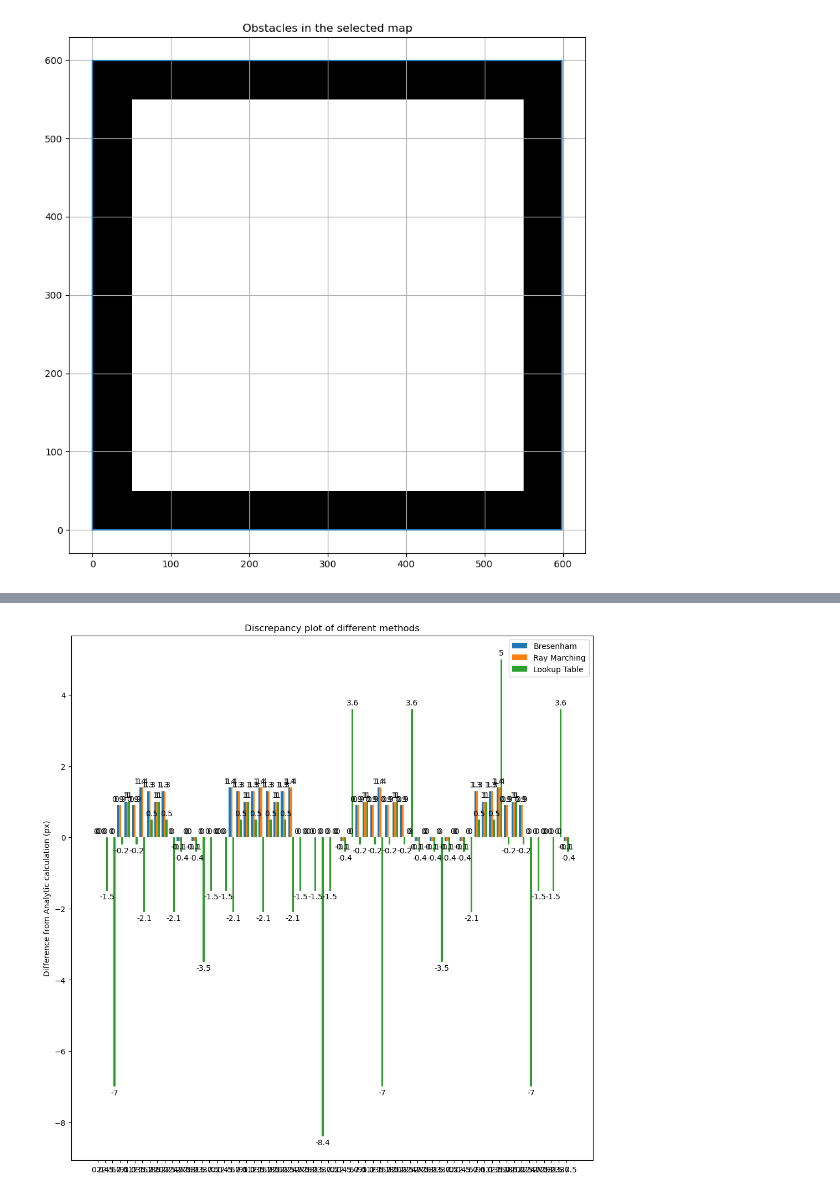
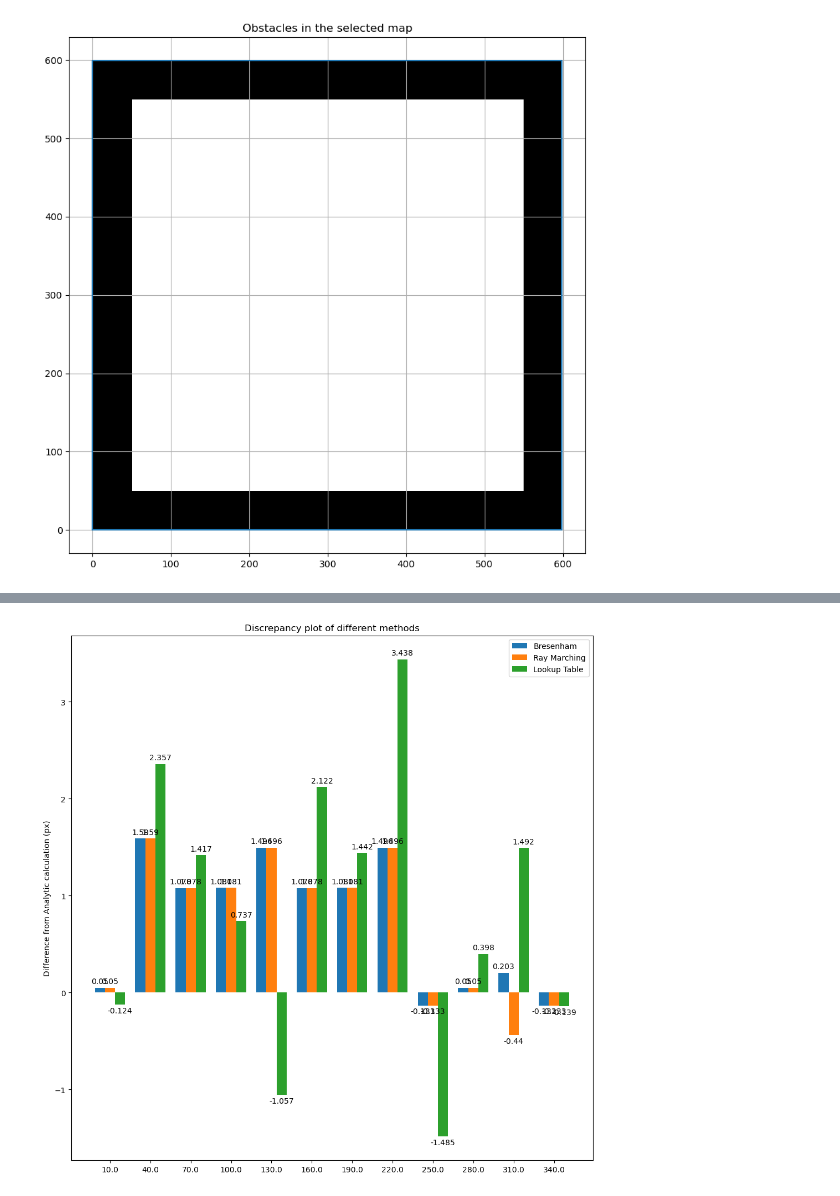
Before and after one commit to tianyilim/range_libc, a Jupyter notebook: benchmarking/comparing_rangelib_methods.ipynb, the cells around one changed output, grey strips where cells are left out. Drawn from its saved outputs; the diff is of its cells as text; code cells hidden in the pictures.

```diff
--- a/benchmarking/comparing_rangelib_methods.ipynb
+++ b/benchmarking/comparing_rangelib_methods.ipynb
@@ -47,7 +47,7 @@ Image.fromarray(corner_map).save(
 # Define global params
 plt.rcParams['figure.figsize'] = [10, 10]
 
-MAX_RANGE_ALL_METHODS = 1000.0
+MAX_RANGE_ALL_METHODS = 600.0
 
 # choose the map
 SELECTED_MAP_PATH = BOX_MAP
@@ -99,5 +131,7 @@ def batchCalcRangeAnglesAnalytic(obstacles, queryPoses, queryAngles):
 # %%
 # Setup the range methods
+GLT_THETA_DISCRETIZATION = 181
+
 testOMap = rangelib.OMap(SELECTED_MAP_PATH)
 testDistanceTransform = rangelib.DistanceTransform(testOMap)
 testBresenhams = rangelib.Bresenham(
@@ -105,6 +139,6 @@ testBresenhams = rangelib.Bresenham(
 testRayMarching = rangelib.RayMarching(
     testDistanceTransform, MAX_RANGE_ALL_METHODS)
 testGiantLookup = rangelib.GiantLUT(
-    testDistanceTransform, MAX_RANGE_ALL_METHODS, 180)
+    testDistanceTransform, MAX_RANGE_ALL_METHODS, GLT_THETA_DISCRETIZATION)
 # %%
 # define a grid of particle poses and query angles
@@ -145,7 +197,7 @@ curr_angle_idx = 0
 for analytic_res, bl_res, rm_res, glt_res in zip(analyticResults, blResults, rmResults, gltResults):
     curr_pose = queryList[curr_pose_idx]
     curr_angle = queryAngles[curr_angle_idx]
-    curr_pose = (curr_pose[0], curr_pose[1], curr_pose[2] - curr_angle)
+    curr_pose = (curr_pose[0], curr_pose[1], curr_pose[2] + curr_angle)
 
     if analytic_res < MAX_RANGE_ALL_METHODS:
         overallResults[curr_pose] = (analytic_res, bl_res, rm_res, glt_res)
@@ -172,19 +224,21 @@ metadata = [
 
 first = True
 for pose, distances in overallResults.items():
+    x = pose[0]
+    y = pose[1]
+    eff_angle = pose[2]
+    plt.scatter(x, y, marker='o', color='red')
+
     for dist, meta in zip(distances, metadata):
-        eff_angle = pose[2]
         dx = np.cos(eff_angle) * dist
         dy = np.sin(eff_angle) * dist
-        x = pose[0]
-        y = pose[1]
 
         plt.plot((x, x+dx), (y, y+dy),
                  color=meta[0], label=meta[1] if first else None)
     first = False
 
 plt.legend()
-plt.xlim((0, 700))
+plt.xlim((0, 600))
 plt.ylim((0, 600))
 plt.gca().set_aspect('equal')
 plt.show()
@@ -193,33 +247,52 @@ plt.show()
 # %%
 # Plot results for elements with a collision
 
 methods = ("Bresenham", "Ray Marching", "Lookup Table")
-nonzero_angles = [np.degrees(pose[2]).round(3) for pose in overallResults.keys()]
+
+plot_results = {}
+nonzero_angles = [np.degrees(pose[2]).round(3)
+                  for pose in overallResults.keys()]
+nonzero_angles = list(dict.fromkeys(nonzero_angles))  # remove duplicates
 
 discrepancies = {
-    'Bresenham': [np.round(range[1]-range[0], 1) for range in overallResults.values()],
-    'Ray Marching': [np.round(r[2]-r[0], 1) for r in overallResults.values()],
-    'Lookup Table': [np.round(r[3]-r[0], 1) for r in overallResults.values()],
+    'Bresenham': [r[1]-r[0] for r in overallResults.values()],
+    'Ray Marching': [r[2]-r[0] for r in overallResults.values()],
+    'Lookup Table': [r[3]-r[0] for r in overallResults.values()],
 }
+
+# Take the average of each discrepacy as they are repeated
+for disc_key in discrepancies.keys():
+    num_repeats = len(discrepancies[disc_key]) // len(nonzero_angles)
+    temp = []
+    for i in range(len(nonzero_angles)):
+        only_one_angle = discrepancies[disc_key][i::len(nonzero_angles)]
+        assert len(only_one_angle) == num_repeats
+
+        angle_average_val = sum(only_one_angle)/len(only_one_angle)
+        angle_average_val = np.round(angle_average_val, 3)
+
+        temp.append(angle_average_val)
+
+    discrepancies[disc_key] = temp
 
 x = np.arange(len(nonzero_angles))  # the label locations
 width = 0.25  # the width of the bars
 multiplier = 0
 
 fig, ax = plt.subplots(layout='constrained')
 
 for attribute, measurement in discrepancies.items():
     offset = width * multiplier
     rects = ax.bar(x + offset, measurement, width, label=attribute)
     ax.bar_label(rects, padding=3)
     multiplier += 1
 
 # Add some text for labels, title and custom x-axis tick labels, etc.
 ax.set_ylabel('Difference from Analytic calculation (px)')
 ax.set_title('Discrepancy plot of different methods')
 ax.set_xticks(x + width, nonzero_angles)
 ax.legend(loc='upper right')
 
 plt.show()
 # %% [output]
-[figure, old version]
+[figure, new version]
```
Also changed, not shown: parts of 7 cells of this notebook.
